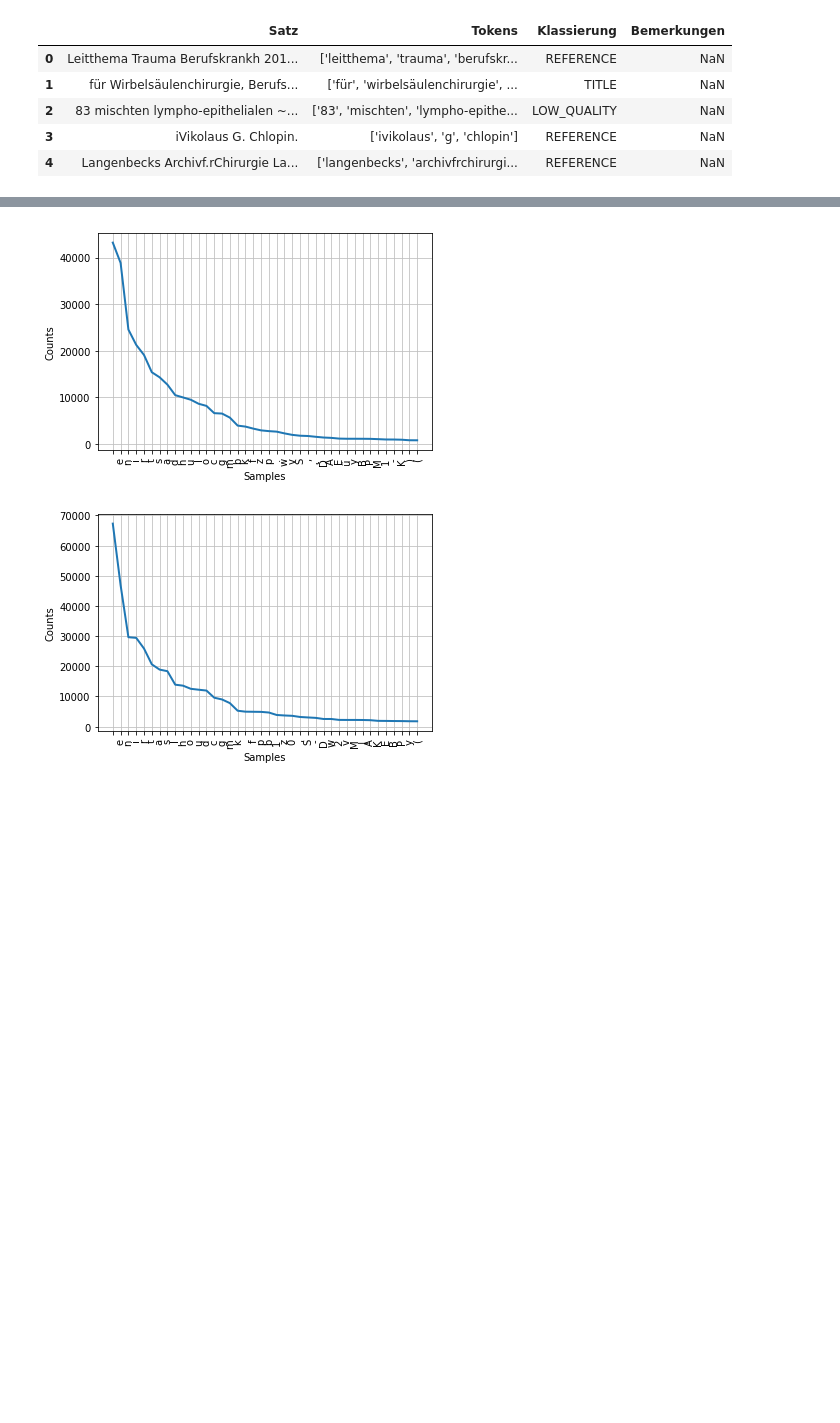
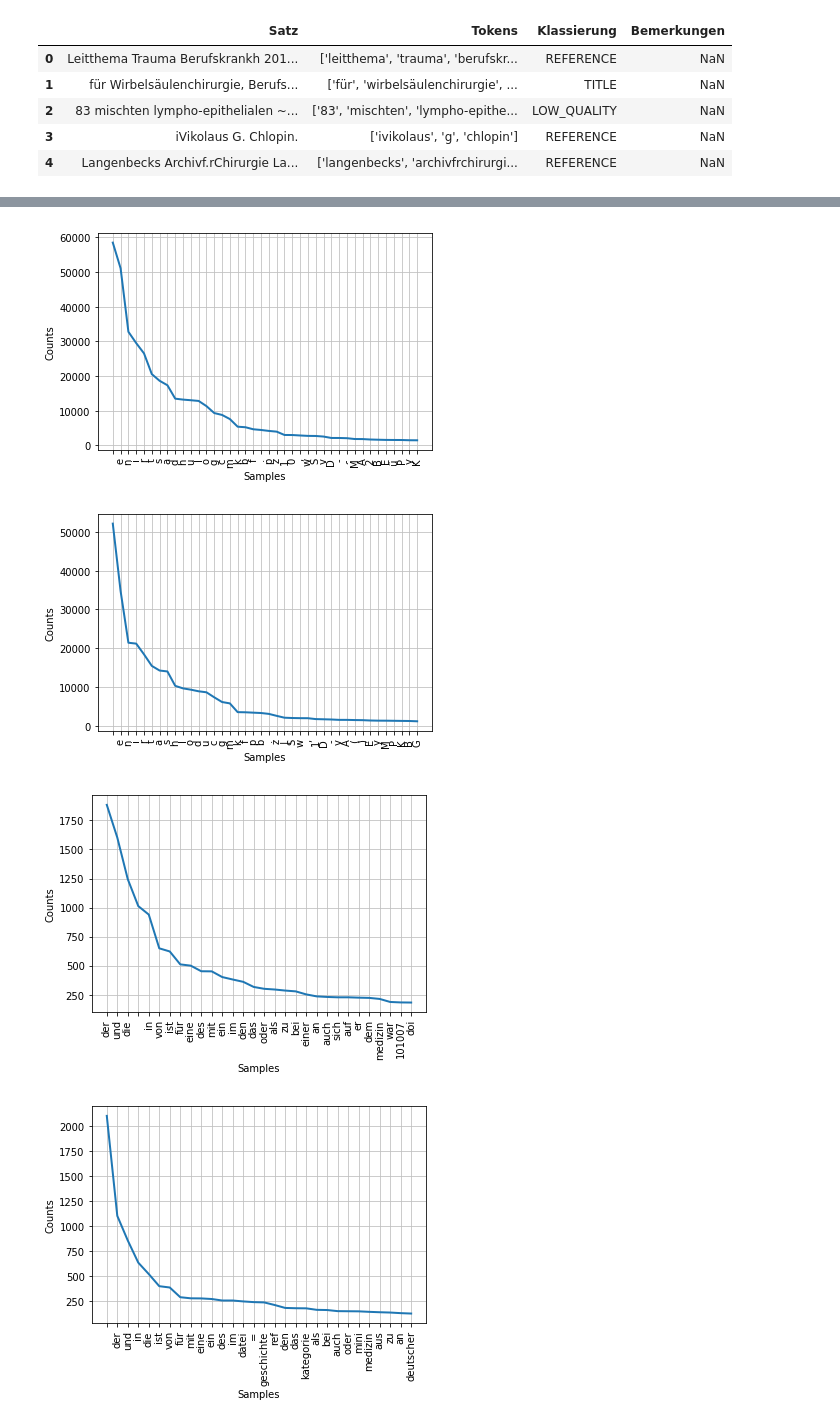
Before and after one commit to eonum/medtextcollector, a Jupyter notebook: sentence_quality_classifier.ipynb, the cells around one changed output, grey strips where cells are left out. Drawn from its saved outputs; the diff is of its cells as text; code cells hidden in the pictures; blank space fills up the shorter version.

Commit message:
Convert labels and input.

```diff
--- a/sentence_quality_classifier.ipynb
+++ b/sentence_quality_classifier.ipynb
@@ -67,0 +59,5 @@ Name: 2, dtype: object
+# %%
+data.groupby('Klassierung').Klassierung.count().plot.bar()
+
+data['label'] = pd.Series(['high' if a else 'low' for a in data['Klassierung'].isin(['SENTENCE'])], index=data.index)
+data.head()
@@ -68,20 +72,35 @@ Name: 2, dtype: object
 # %%
-high_quality = data.loc[data['Klassierung'].isin(['SENTENCE'])]
-low_quality = data.loc[[not a for a in data['Klassierung'].isin(['SENTENCE'])]]
+# character frequency analysis
+
+high_quality = data.loc[data['Klassierung'].isin(['SENTENCE', 'REFERENCE'])]
+low_quality = data.loc[[not a for a in data['Klassierung'].isin(['SENTENCE', 'REFERENCE'])]]
 
 fdc = nltk.FreqDist()
+tokens_h = []
 for s in high_quality['Satz']:
+    tokens_h.extend(tokenizer.tokenize(s))
     fdc.update(s)
 
 # character frequencies
 fdc.plot(40,cumulative=False)
 
+tokens_l = []
 fdc2 = nltk.FreqDist()
 for s in low_quality['Satz']:
+    tokens_l.extend(tokenizer.tokenize(s))
     fdc2.update(s)
+    fdc.update(s)
 
 # character frequencies
 fdc2.plot(40,cumulative=False)
+
+# word frequencies
+fd = nltk.FreqDist(tokens_h)
+fd.plot(30,cumulative=False)
+fd = nltk.FreqDist(tokens_l)
+fd.plot(30,cumulative=False)
 # %% [output]
-[figure, old version]
+[figure, new version]
-[figure, old version]
+[figure, new version]
+[figure, added]
+[figure, added]
```
Also changed, not shown: parts of 4 cells of this notebook.
